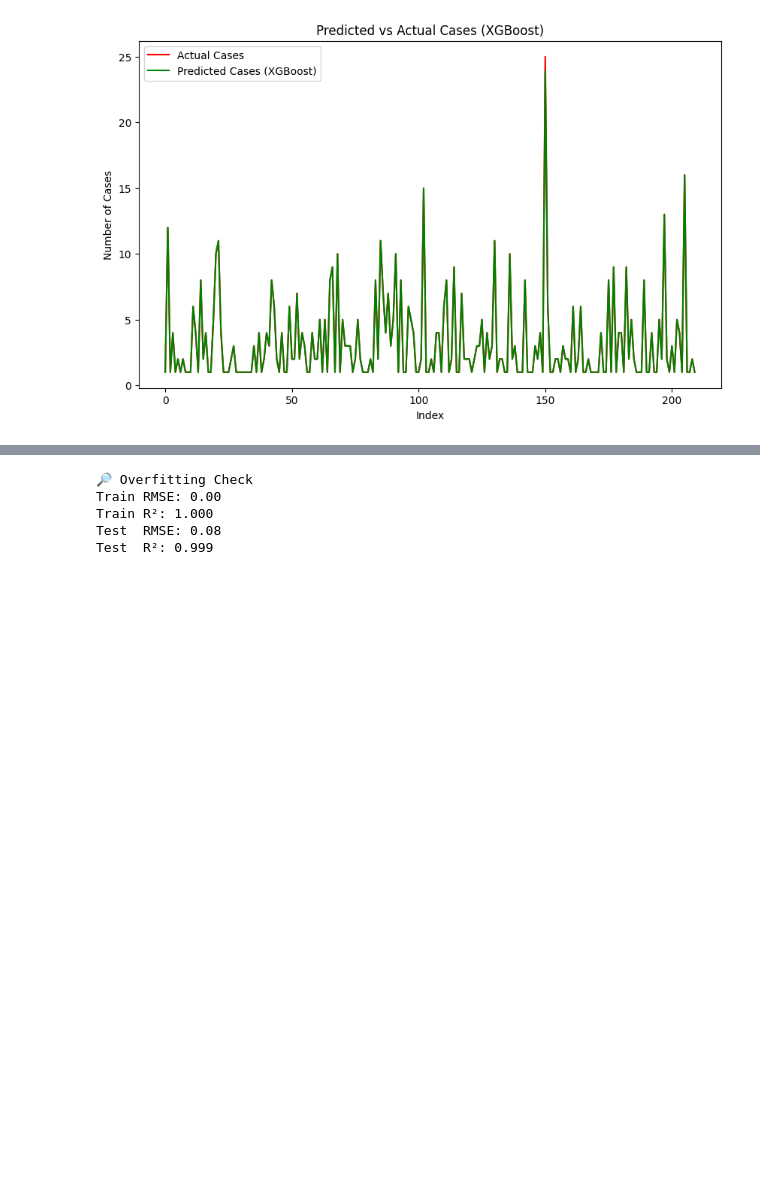
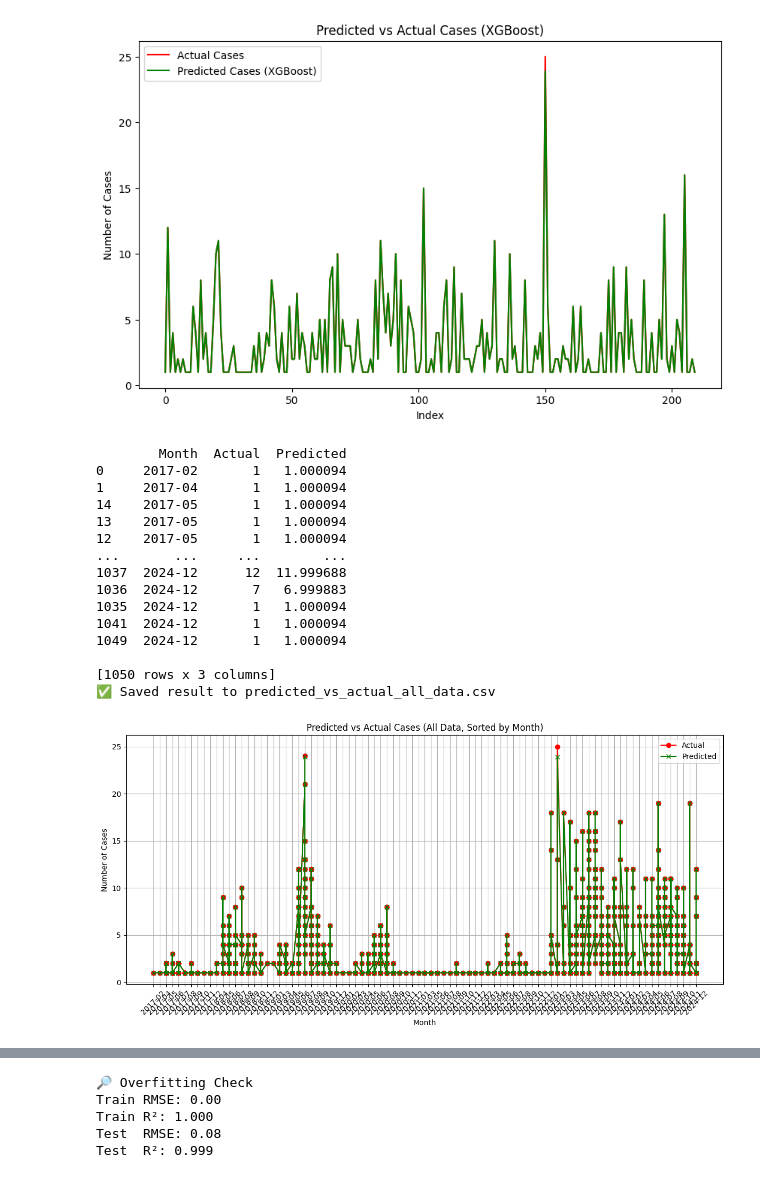
Before and after one commit to nisawaraa/earn-flask, a Jupyter notebook: Copy_of_Untitled14 (2).ipynb, the cells around one changed output, grey strips where cells are left out. Cells and saved outputs as stored; diff of their text form; code cells hidden in the pictures; blank space fills up the shorter version.

```diff
--- a/Copy_of_Untitled14 (2).ipynb
+++ b/Copy_of_Untitled14 (2).ipynb
@@ -396,6 +185,56 @@ plt.show()
 ✅ XGBoost R²: 0.999
 ✅ XGBoost MAE: 0.01
 [figure]
+# %%
+# ทำนายทั้งชุดข้อมูล X (ทั้ง train + test)
+y_pred_full = xgb_model.predict(X)
+
+# สร้าง DataFrame เปรียบเทียบค่าจริง vs ทำนาย (ทั้งหมด)
+df_result_full = pd.DataFrame({
+    'Month': df_final_clean['Month_Full'],  # ใช้คอลัมน์ Month_Full ที่มีปี-เดือน
+    'Actual': y.values,
+    'Predicted': y_pred_full
+})
+
+# เรียงข้อมูลตาม Month (ปี-เดือน)
+df_result_full_sorted = df_result_full.sort_values(by='Month')
+
+# แสดงตารางผลลัพธ์
+print(df_result_full_sorted)
+
+# บันทึกผลลัพธ์ลงไฟล์ CSV
+df_result_full_sorted.to_csv('predicted_vs_actual_all_data.csv', index=False)
+print("✅ Saved result to predicted_vs_actual_all_data.csv")
+
+# วาดกราฟเปรียบเทียบ (ผลทำนายทั้งชุด)
+plt.figure(figsize=(12,6))
+plt.plot(df_result_full_sorted['Month'], df_result_full_sorted['Actual'], label='Actual', marker='o', color='red')
+plt.plot(df_result_full_sorted['Month'], df_result_full_sorted['Predicted'], label='Predicted', marker='x', color='green')
+plt.xticks(rotation=45)
+plt.xlabel('Month')
+plt.ylabel('Number of Cases')
+plt.title('Predicted vs Actual Cases (All Data, Sorted by Month)')
+plt.legend()
+plt.grid(True)
+plt.tight_layout()
+plt.show()
+# %% [output]
+        Month  Actual  Predicted
+0     2017-02       1   1.000094
+1     2017-04       1   1.000094
+14    2017-05       1   1.000094
+13    2017-05       1   1.000094
+12    2017-05       1   1.000094
+...       ...     ...        ...
+1037  2024-12      12  11.999688
+1036  2024-12       7   6.999883
+1035  2024-12       1   1.000094
+1041  2024-12       1   1.000094
+1049  2024-12       1   1.000094
+
+[1050 rows x 3 columns]
+✅ Saved result to predicted_vs_actual_all_data.csv
+[figure, added]
 # %%
 X
 # %% [output]
```
Also changed, not shown: parts of 15 cells of this notebook, 17 other files.
